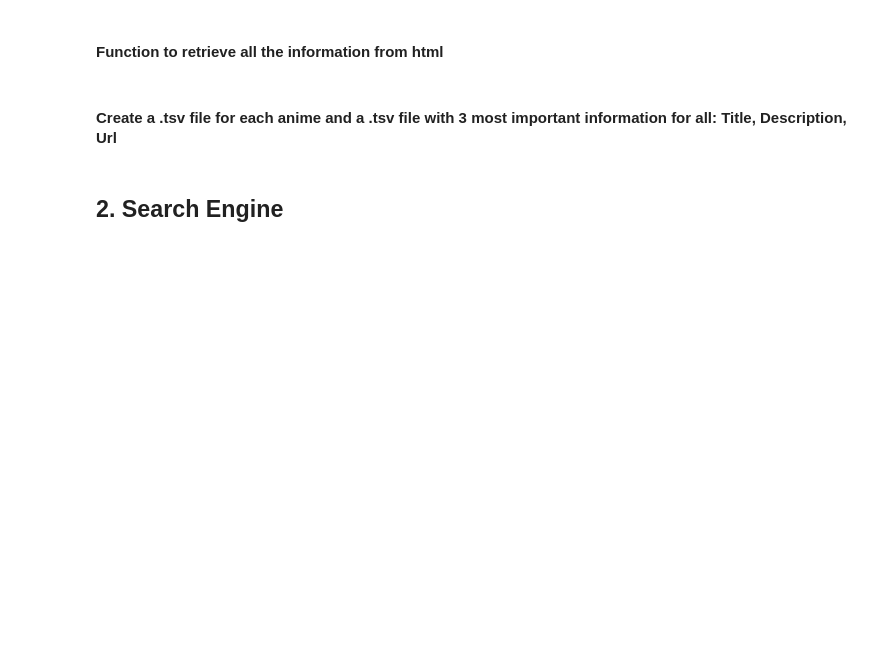
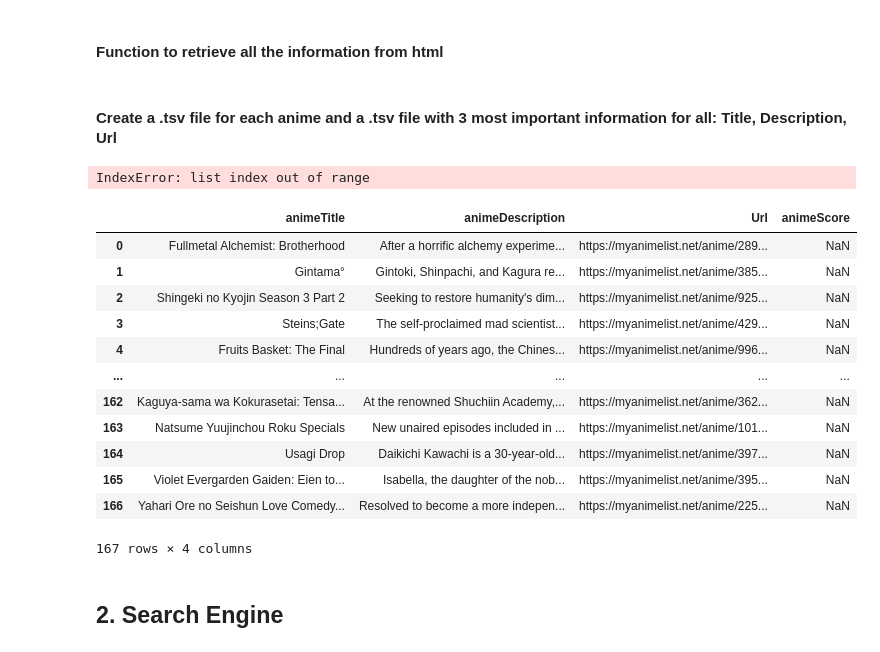
Before and after one commit to obster991/ADM-HW3-Group-25, a Jupyter notebook: HW3_ADM.ipynb, the cells around one changed output. Cells and saved outputs as stored; diff of their text form; code cells hidden in the pictures; blank space fills up the shorter version.

```diff
--- a/HW3_ADM.ipynb
+++ b/HW3_ADM.ipynb
@@ -35,12 +36,13 @@ default_stopwords.extend(frequent_words)
 # %% [markdown]
 #### List of paths
 # %%
-path_list_anime = "C:/Users/andre/Desktop/list_anime.txt"
+path_list_anime = "C:/Users/andre/Desktop/Anime/list_anime.txt"
 url_of_single_page = "https://myanimelist.net/topanime.php?limit="
 path_page_general = "C:/Users/andre/Desktop/Anime/Page"
 path_documents_file = "C:/Users/andre/Desktop/Anime/documents.tsv"
 path_vocabulary_file = "C:/Users/andre/Desktop/Anime/vocabulary.json"
 path_index_file = "C:/Users/andre/Desktop/Anime/index.json"
+path_documents_ex_3 = "C:/Users/andre/Desktop/Anime/documents_ex_3.tsv"
 # %% [markdown]
 ### 1.1. Get the list of animes
 # %% [markdown]
@@ -273,3 +298,24 @@ def create_tsvs(path_list_anime, path_page_general, path_documents_file):
+# %%
+create_tsvs(path_list_anime, path_page_general, path_documents_file, path_documents_ex_3)
+# %% [output]
+IndexError: list index out of range
+# %%
+a = df_from_4_information_file(path_documents_ex_3)
+a
+# %% [output]
+|  | animeTitle | animeDescription | Url | animeScore |
+| 0 | Fullmetal Alchemist: Brotherhood | After a horrific alchemy experime... | https://myanimelist.net/anime/289... | NaN |
+| 1 | Gintama° | Gintoki, Shinpachi, and Kagura re... | https://myanimelist.net/anime/385... | NaN |
+| 2 | Shingeki no Kyojin Season 3 Part 2 | Seeking to restore humanity's dim... | https://myanimelist.net/anime/925... | NaN |
+| 3 | Steins;Gate | The self-proclaimed mad scientist... | https://myanimelist.net/anime/429... | NaN |
+| 4 | Fruits Basket: The Final | Hundreds of years ago, the Chines... | https://myanimelist.net/anime/996... | NaN |
+| ... | ... | ... | ... | ... |
+| 162 | Kaguya-sama wa Kokurasetai: Tensa... | At the renowned Shuchiin Academy,... | https://myanimelist.net/anime/362... | NaN |
+| 163 | Natsume Yuujinchou Roku Specials | New unaired episodes included in ... | https://myanimelist.net/anime/101... | NaN |
+| 164 | Usagi Drop | Daikichi Kawachi is a 30-year-old... | https://myanimelist.net/anime/397... | NaN |
+| 165 | Violet Evergarden Gaiden: Eien to... | Isabella, the daughter of the nob... | https://myanimelist.net/anime/395... | NaN |
+| 166 | Yahari Ore no Seishun Love Comedy... | Resolved to become a more indepen... | https://myanimelist.net/anime/225... | NaN |
+167 rows × 4 columns
 # %% [markdown]
 ## 2. Search Engine
 # %% [markdown]
```
Also changed, not shown: parts of 19 cells of this notebook.
